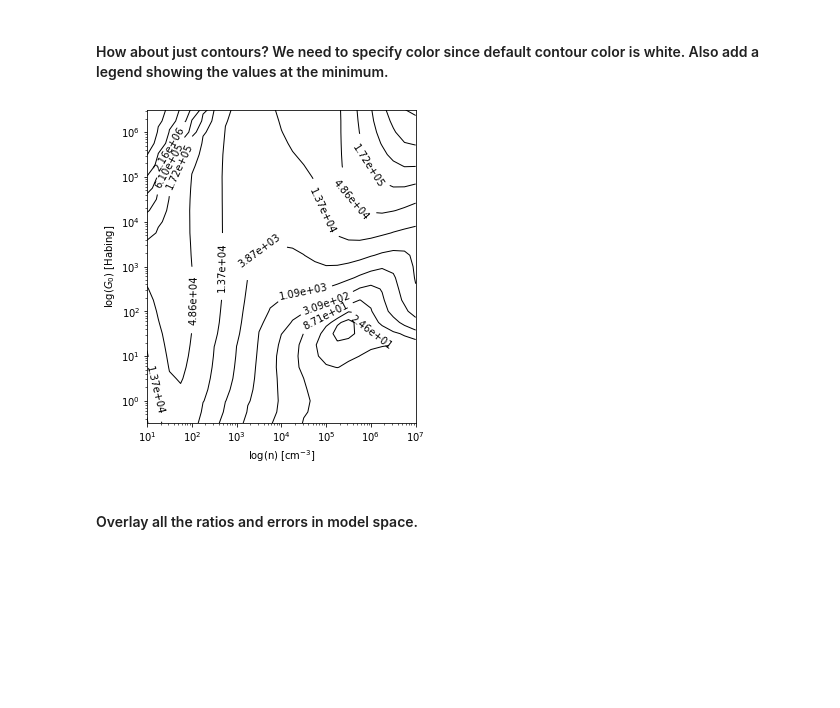
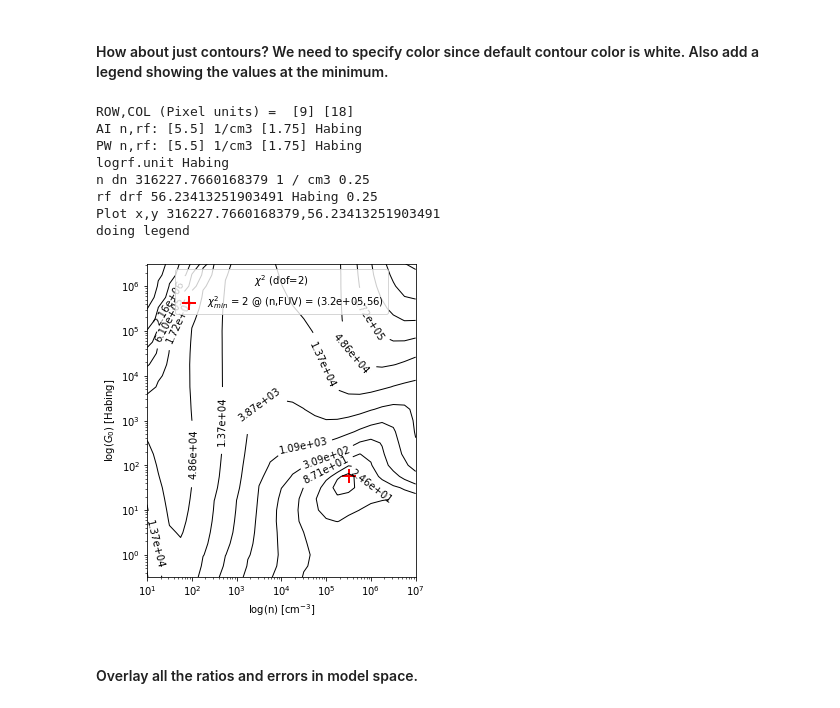
Before and after one commit to mpound/pdrtpy-nb, a Jupyter notebook: notebooks/PDRT_Example_Find_n_G0_Single_Pixel.ipynb, the cells around one changed output. Drawn from its saved outputs; the diff is of its cells as text; code cells hidden in the pictures; blank space fills up the shorter version.

```diff
--- a/notebooks/PDRT_Example_Find_n_G0_Single_Pixel.ipynb
+++ b/notebooks/PDRT_Example_Find_n_G0_Single_Pixel.ipynb
@@ -102,9 +102,17 @@ plot.savefig("chisq.png")
 # %% [markdown]
 #### How about just contours? We need to specify color since default contour color is white.  Also add a legend showing the values at the minimum.
 # %%
-plot.chisq(image=False,colors='k',label=True,legend=True,yaxis_unit='Habing')
+plot.chisq(image=False,cmap='gray_r',norm='log',colors='k',label=True,legend=True,yaxis_unit='Habing')
 # %% [output]
+ROW,COL (Pixel units) =  [9] [18]
+AI n,rf: [5.5] 1/cm3 [1.75] Habing
+PW n,rf: [5.5] 1/cm3 [1.75] Habing
+logrf.unit Habing
+n dn 316227.7660168379 1 / cm3 0.25
+rf drf 56.23413251903491 Habing 0.25
+Plot x,y 316227.7660168379,56.23413251903491
+doing legend
-[figure, old version]
+[figure, new version]
 # %% [markdown]
 #### Overlay all the ratios and errors in model space.
 # %%
```
Also changed, not shown: parts of 1 cell of this notebook, 5 other files.
